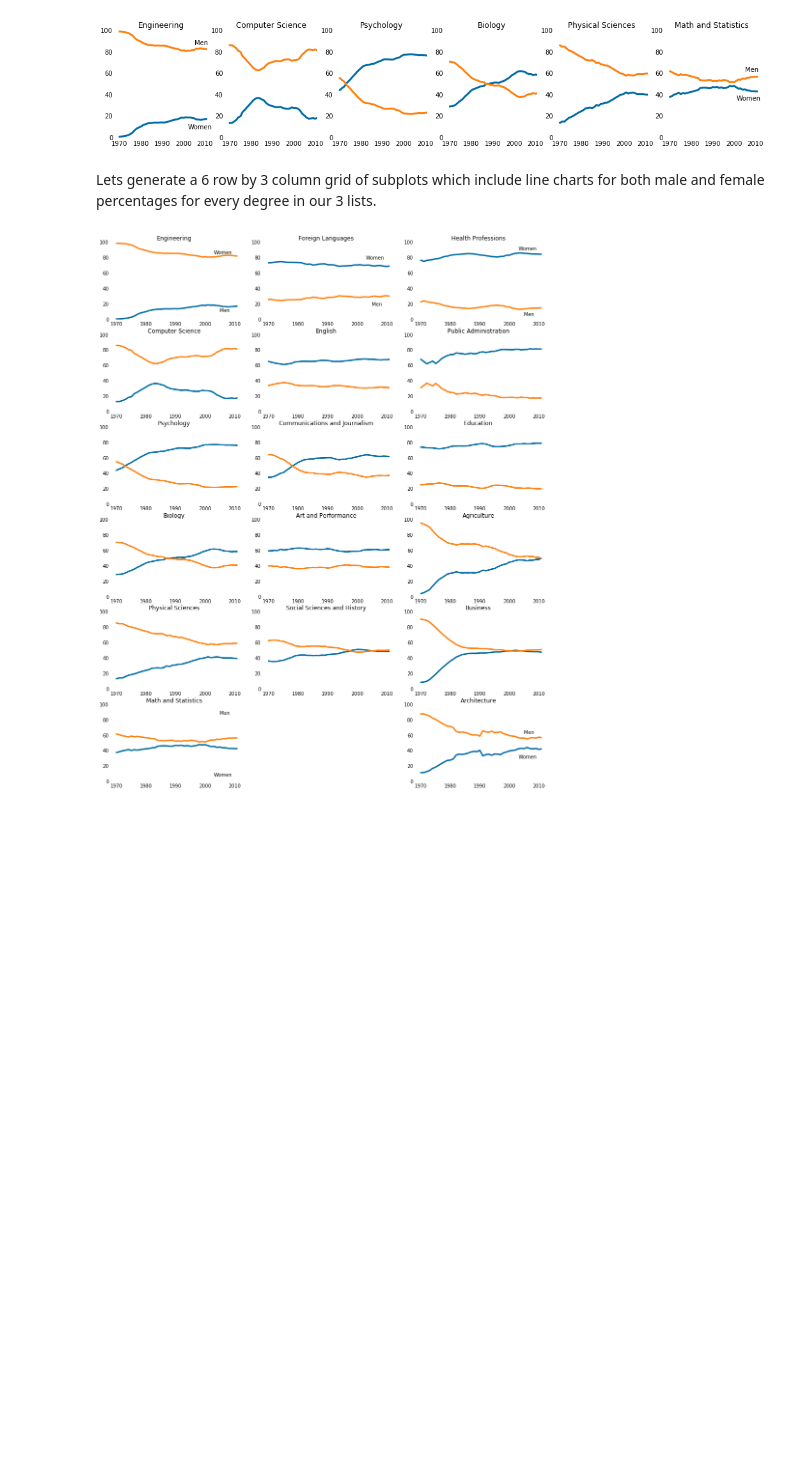
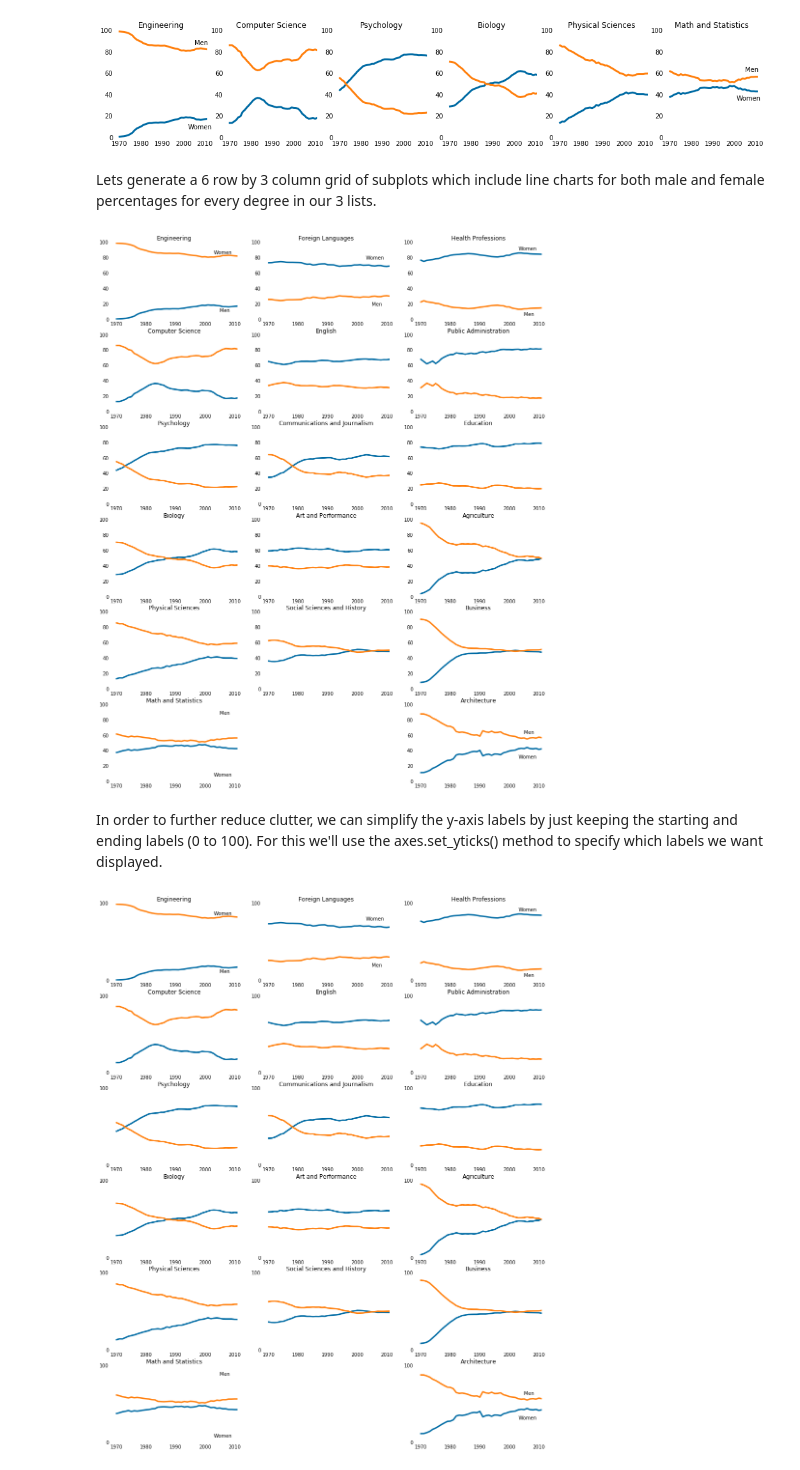
Before and after one commit to nkalpaxis/Visualizing_College_Degree_Gender_Gaps, a Jupyter notebook: Visualizing_College_Degree_Gender_Gaps.ipynb, the cells around one changed output. Drawn from its saved outputs; the diff is of its cells as text; code cells hidden in the pictures; blank space fills up the shorter version.

Commit message:
Add files via upload
complete, png included of final plots

```diff
--- a/Visualizing_College_Degree_Gender_Gaps.ipynb
+++ b/Visualizing_College_Degree_Gender_Gaps.ipynb
@@ -118,3 +118,73 @@ for v in range(2,20,3):
         ax.text(2003, 30, 'Women')
 # %% [output]
 [figure]
+# %% [markdown]
+In order to further reduce clutter, we can simplify the y-axis labels by just keeping the starting and ending labels (0 to 100). For this we'll use the axes.set_yticks() method to specify which labels we want displayed.
+# %%
+fig = plt.figure(figsize=(16,20))
+
+# create first column of line charts for stem_cats
+
+for v in range(0,18,3):
+    cat_index = int(v/3)
+    ax = fig.add_subplot(6,3,v+1)
+    ax.plot(women_degrees['Year'], women_degrees[stem_cats[cat_index]], c=cb_dark_blue, label='Women', linewidth=3)
+    ax.plot(women_degrees['Year'], 100-women_degrees[stem_cats[cat_index]], c=cb_orange, label='Men', linewidth=3)
+    for key, spine in ax.spines.items():
+        spine.set_visible(False)
+    ax.set_xlim(1968, 2011)
+    ax.set_ylim(0,100)
+    # reducing clutter by setting yticks to ([0,100]) to just display 0, 100
+    ax.set_yticks([0,100])
+    ax.set_title(stem_cats[cat_index])
+    ax.tick_params(bottom='off',top='off',left='off', right='off')
+
+    if cat_index == 0:
+        ax.text(2003,85,'Women')
+        ax.text(2005,10,'Men')
+    elif cat_index == 5:
+        ax.text(2005,87,'Men')
+        ax.text(2003,7,'Women')
+
+# create second column of line charts for lib_arts_cats
+
+for v in range(1,16,3):
+    cat_index = int((v-1)/3)
+    ax = fig.add_subplot(6,3,v+1)
+    ax.plot(women_degrees['Year'], women_degrees[lib_arts_cats[cat_index]],c =cb_dark_blue, label='Women',linewidth=3)
+    ax.plot(women_degrees['Year'], 100-women_degrees[lib_arts_cats[cat_index]], c = cb_orange, label='Men',linewidth=3)
+    for key, spine in ax.spines.items():
+        spine.set_visible(False)
+    ax.set_xlim(1968,2011)
+    ax.set_ylim(0,100)
+    ax.set_yticks([0,100])
+    ax.set_title(lib_arts_cats[cat_index])
+    ax.tick_params(bottom='off',top='off',left='off', right='off')
+
+
+    if cat_index == 0:
+        ax.text(2003,78,'Women')
+        ax.text(2005,18,'Men')
+
+# created third column for other_cats
+for v in range(2,20,3):
+    cat_index = int((v-2)/3)
+    ax = fig.add_subplot(6,3,v+1)
+    ax.plot(women_degrees['Year'], women_degrees[other_cats[cat_index]], c=cb_dark_blue, label='Women', linewidth=3)
+    ax.plot(women_degrees['Year'], 100-women_degrees[other_cats[cat_index]], c=cb_orange, label='Men', linewidth=3)
+    for key,spine in ax.spines.items():
+        spine.set_visible(False)
+    ax.set_xlim(1968, 2011)
+    ax.set_ylim(0,100)
+    ax.set_yticks([0,100])
+    ax.set_title(other_cats[cat_index])
+    ax.tick_params(bottom="off", top="off", left="off", right="off")
+
+    if cat_index == 0:
+        ax.text(2003, 90, 'Women')
+        ax.text(2005, 5, 'Men')
+    elif cat_index == 5:
+        ax.text(2005, 62, 'Men')
+        ax.text(2003, 30, 'Women')
+# %% [output]
+[figure, added]
```
Also changed, not shown: parts of 2 cells of this notebook, 1 other file.
